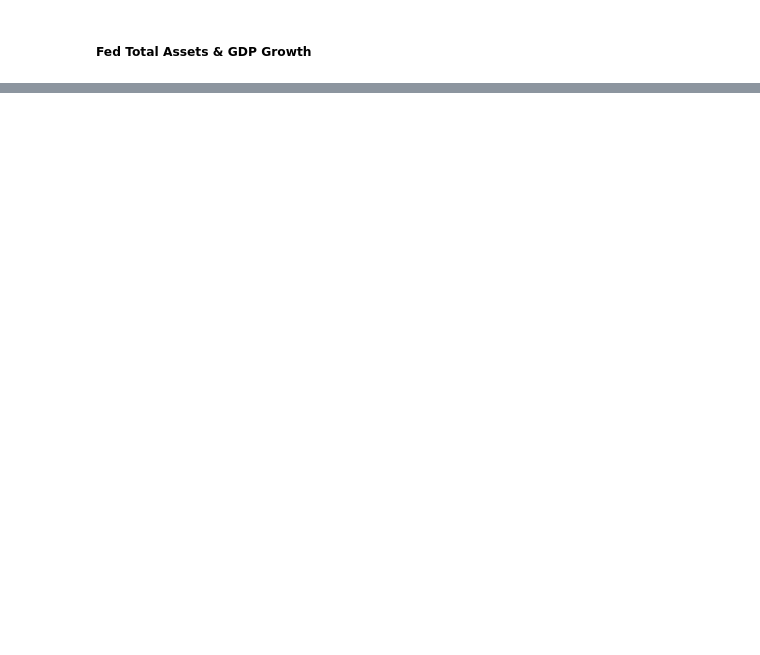
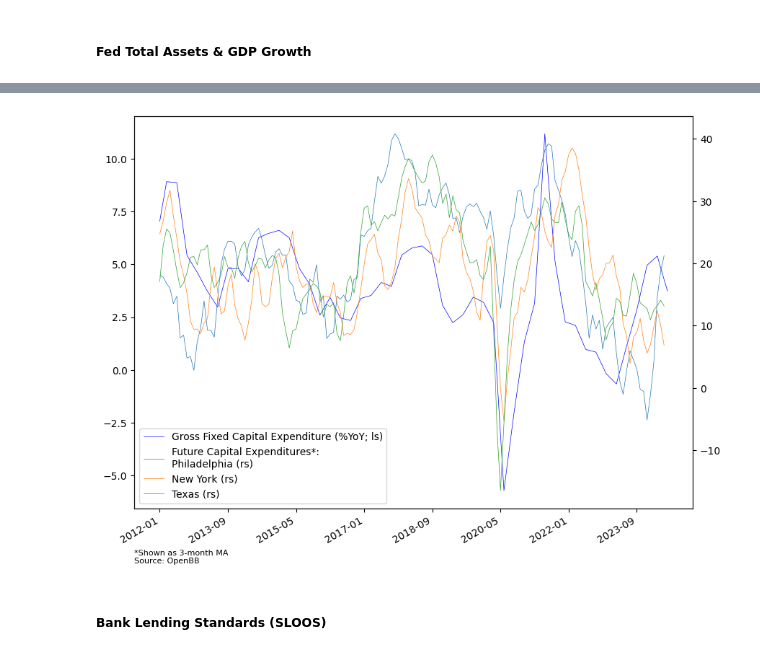
Before and after one commit to PatrickHLewis/Macro-Dashboard, a Jupyter notebook: Macro_Dashboard/Macro_Drivers/Growth/Growth.ipynb, the cells around one changed output, grey strips where cells are left out. Drawn from its saved outputs; the diff is of its cells as text; code cells hidden in the pictures; blank space fills up the shorter version.

```diff
--- a/Macro_Dashboard/Macro_Drivers/Growth/Growth.ipynb
+++ b/Macro_Dashboard/Macro_Drivers/Growth/Growth.ipynb
@@ -193,0 +201,35 @@ plt.show()
+# %%
+GFCF = pd.DataFrame(econ_data_q['USAGFCFQDSNAQ'])
+GFCF_rs = GFCF.resample('M').last()
+GFCF_rs = GFCF_rs.interpolate()
+# %%
+window = 3
+
+econ_data_m.index = econ_data_m.index + pd.offsets.MonthEnd()
+GFCF_rs[['CEFDFSA066MSFRBPHI', 'CEFDISA066MSFRBNY', 'FCEXPSAMFRBDAL']] = econ_data_m[['CEFDFSA066MSFRBPHI', 'CEFDISA066MSFRBNY', 'FCEXPSAMFRBDAL']].rolling(window=window).mean()
+GFCF_rs["Future_Capex"] = (GFCF_rs['CEFDFSA066MSFRBPHI']+ GFCF_rs['CEFDISA066MSFRBNY'] + GFCF_rs['FCEXPSAMFRBDAL'])/3
+# %%
+chart_start = "2012-01"
+
+y1 = 100*((GFCF_rs['USAGFCFQDSNAQ']/GFCF_rs['USAGFCFQDSNAQ'].shift(12))-1)
+y2 = GFCF_rs[['CEFDFSA066MSFRBPHI', 'CEFDISA066MSFRBNY', 'FCEXPSAMFRBDAL']]
+y3 = GFCF_rs['Future_Capex']
+for i in [y1, y2, y3]:
+    i.index = pd.to_datetime(i.index).strftime('%Y-%m')
+
+
+fig, ax = plt.subplots(figsize=(10,8))
+ax1 = ax.twinx()
+ax.plot(y1.loc[chart_start:], label="Gross Fixed Capital Expenditure (%YoY; ls)", color='blue', linewidth=0.5)
+ax1.plot(y2.loc[chart_start:], label=["Future Capital Expenditures*:\nPhiladelphia (rs)","New York (rs)","Texas (rs)"], linewidth=0.5)
+lines, labels = ax.get_legend_handles_labels()
+lines2, labels2 = ax1.get_legend_handles_labels()
+ax.legend(lines + lines2, labels + labels2)
+space = 20
+ax.xaxis.set_major_locator(ticker.MultipleLocator(space))
+plt.annotate(f'*Shown as {window}-month MA\nSource: OpenBB', xy=(0, -55), xycoords='axes points', color='black', fontsize=8)
+fig.autofmt_xdate()
+# %% [output]
+[figure, added]
+# %% [markdown]
+##### Bank Lending Standards (SLOOS)
```
Also changed, not shown: parts of 34 cells of this notebook, 3 other files.
